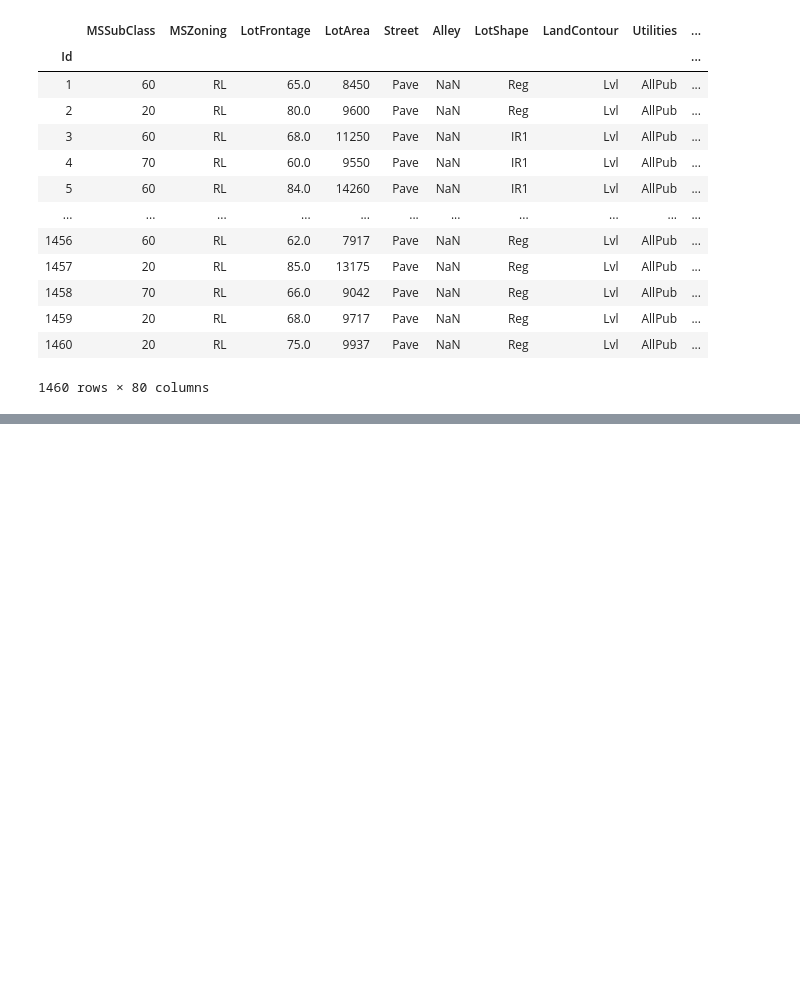
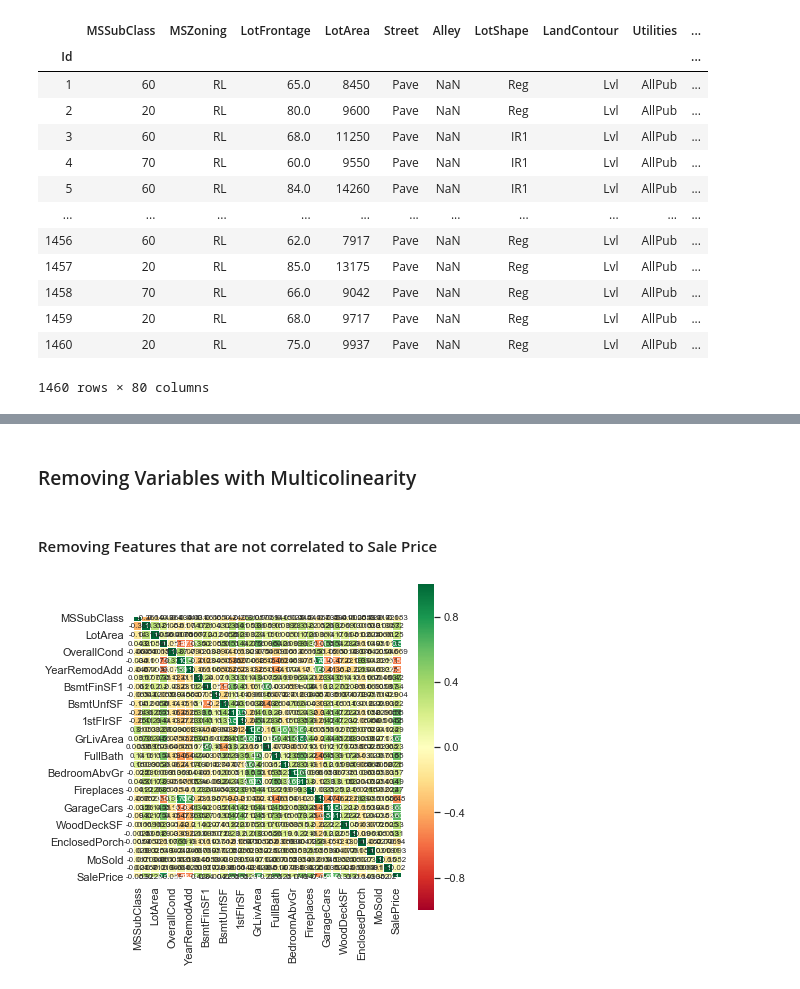
Before and after one commit to jackng310/KaggleProject, a Jupyter notebook: FeatureEngineering_Soham.ipynb, the cells around one changed output, grey strips where cells are left out. Saved outputs shown, nothing was run; the diff lists cells and outputs as text; code cells hidden in the pictures; blank space fills up the shorter version.

Commit message:
Monday commit- working on multicolinearity

```diff
--- a/FeatureEngineering_Soham.ipynb
+++ b/FeatureEngineering_Soham.ipynb
@@ -28,0 +476,6 @@ df
+# %%
+#filtering out discrete variables that have one feature accounting for over 70% percent of observations
+
+drop_discrete = list(discrete_percent[discrete_percent['Top Feature Percentage']>.7]['Feature'])
+# %%
+df_copy = df_copy.drop(drop_discrete, axis=1)
@@ -28,0 +499,13 @@ df
+# %% [markdown]
+### Removing Variables with Multicolinearity
+# %% [markdown]
+#### Removing Features that are not correlated to Sale Price
+# %%
+numerical_features_copy = [feature for feature in numerical_features if feature in df_copy.columns]
+# %%
+golden_corr = df_copy[numerical_features_copy].corr()
+
+sns.heatmap(golden_corr, cmap = 'RdYlGn', vmax = 1.0, vmin = -1.0, linewidths = .1, annot = True, annot_kws={'size': 8}, square = True)
+sns.set(rc={'figure.figsize':(15,15)})
+# %% [output]
+[figure, added]
```
Also changed, not shown: parts of 66 cells of this notebook, 1 other file.
